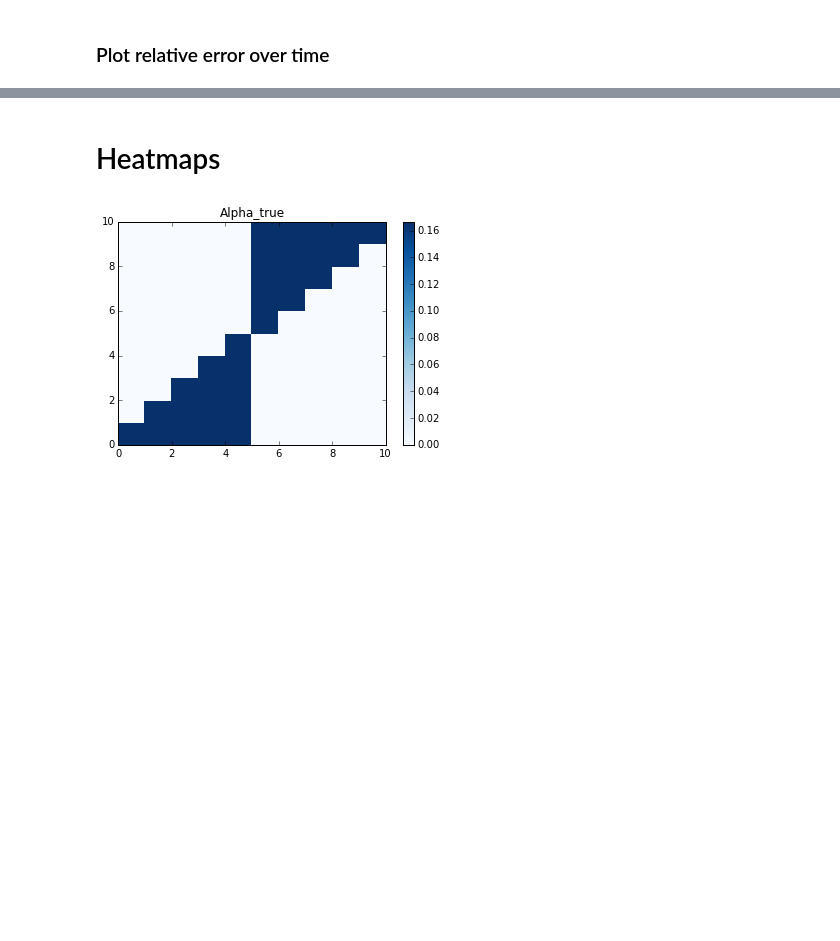
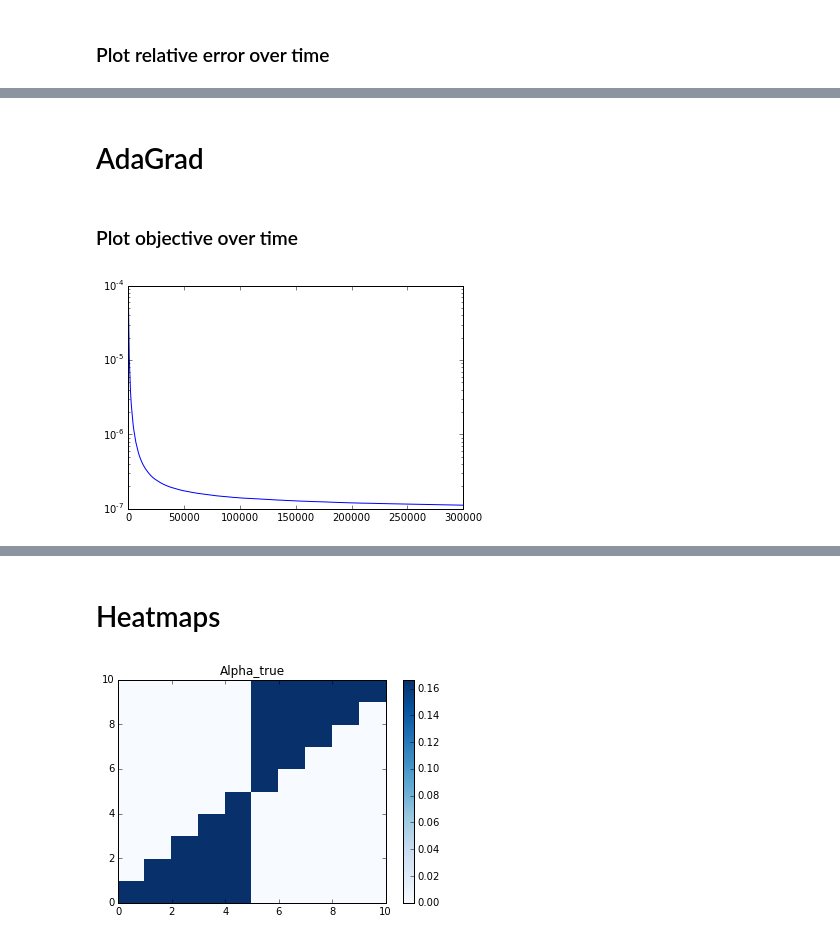
Before and after one commit to achab/nphc, a Jupyter notebook: notebooks/nonsym_approx_pb.ipynb, the cells around one changed output, grey strips where cells are left out. Drawn from its saved outputs; the diff is of its cells as text; code cells hidden in the pictures; blank space fills up the shorter version.

```diff
--- a/notebooks/nonsym_approx_pb.ipynb
+++ b/notebooks/nonsym_approx_pb.ipynb
@@ -116,0 +118,2 @@ print(rel_err(R_true,R_nag))
+# %% [markdown]
+# AdaGrad
@@ -116,0 +137,7 @@ print(rel_err(R_true,R_nag))
+# %% [markdown]
+### Plot objective over time
+# %%
+plt.plot(adagrad_inspector.obj)
+plt.yscale('log')
+# %% [output]
+[figure, added]
```
Also changed, not shown: parts of 24 cells of this notebook, 2 other files.
